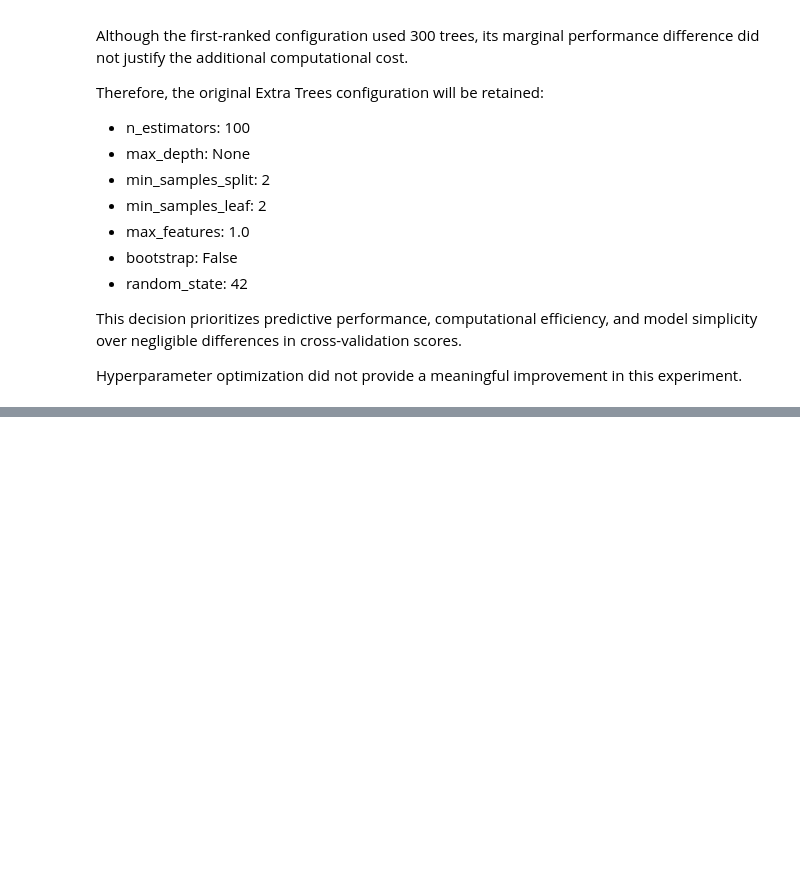
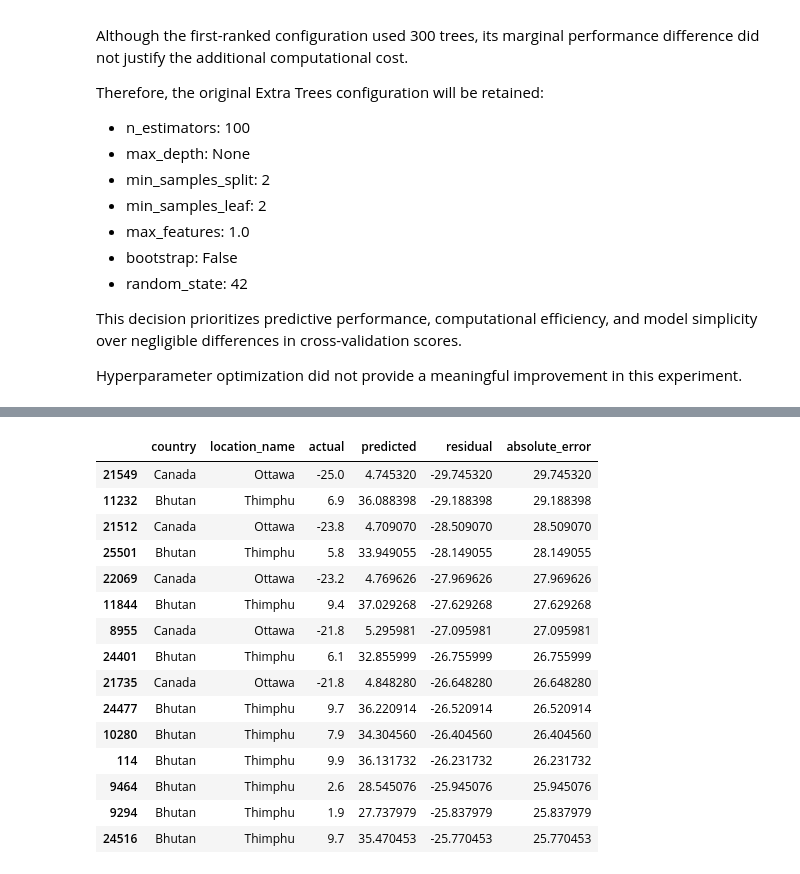
Before and after one commit to MosabOs/climate-geospatial-ml, a Jupyter notebook: notebooks/06_model_improvement.ipynb, the cells around one changed output, grey strips where cells are left out. Saved outputs shown, nothing was run; the diff lists cells and outputs as text; code cells hidden in the pictures; blank space fills up the shorter version.

```diff
--- a/notebooks/06_model_improvement.ipynb
+++ b/notebooks/06_model_improvement.ipynb
@@ -2228,0 +2483,46 @@ Hyperparameter optimization did not provide a meaningful improvement in this exp
+# %%
+
+# Add geographical information to the residual analysis
+
+residuals_df["country"] = (
+    df_features.iloc[test_idx]["country"].values
+)
+
+residuals_df["location_name"] = (
+    df_features.iloc[test_idx]["location_name"].values
+)
+
+# Identify the 15 largest absolute prediction errors
+
+largest_errors = residuals_df.nlargest(
+    15,
+    "absolute_error"
+)
+
+largest_errors[
+    [
+        "country",
+        "location_name",
+        "actual",
+        "predicted",
+        "residual",
+        "absolute_error"
+    ]
+]
+# %% [output]
+|  | country | location_name | actual | predicted | residual | absolute_error |
+| 21549 | Canada | Ottawa | -25.0 | 4.745320 | -29.745320 | 29.745320 |
+| 11232 | Bhutan | Thimphu | 6.9 | 36.088398 | -29.188398 | 29.188398 |
+| 21512 | Canada | Ottawa | -23.8 | 4.709070 | -28.509070 | 28.509070 |
+| 25501 | Bhutan | Thimphu | 5.8 | 33.949055 | -28.149055 | 28.149055 |
+| 22069 | Canada | Ottawa | -23.2 | 4.769626 | -27.969626 | 27.969626 |
+| 11844 | Bhutan | Thimphu | 9.4 | 37.029268 | -27.629268 | 27.629268 |
+| 8955 | Canada | Ottawa | -21.8 | 5.295981 | -27.095981 | 27.095981 |
+| 24401 | Bhutan | Thimphu | 6.1 | 32.855999 | -26.755999 | 26.755999 |
+| 21735 | Canada | Ottawa | -21.8 | 4.848280 | -26.648280 | 26.648280 |
+| 24477 | Bhutan | Thimphu | 9.7 | 36.220914 | -26.520914 | 26.520914 |
+| 10280 | Bhutan | Thimphu | 7.9 | 34.304560 | -26.404560 | 26.404560 |
+| 114 | Bhutan | Thimphu | 9.9 | 36.131732 | -26.231732 | 26.231732 |
+| 9464 | Bhutan | Thimphu | 2.6 | 28.545076 | -25.945076 | 25.945076 |
+| 9294 | Bhutan | Thimphu | 1.9 | 27.737979 | -25.837979 | 25.837979 |
+| 24516 | Bhutan | Thimphu | 9.7 | 35.470453 | -25.770453 | 25.770453 |
```
Also changed, not shown: parts of 35 cells of this notebook, 2 other files.
